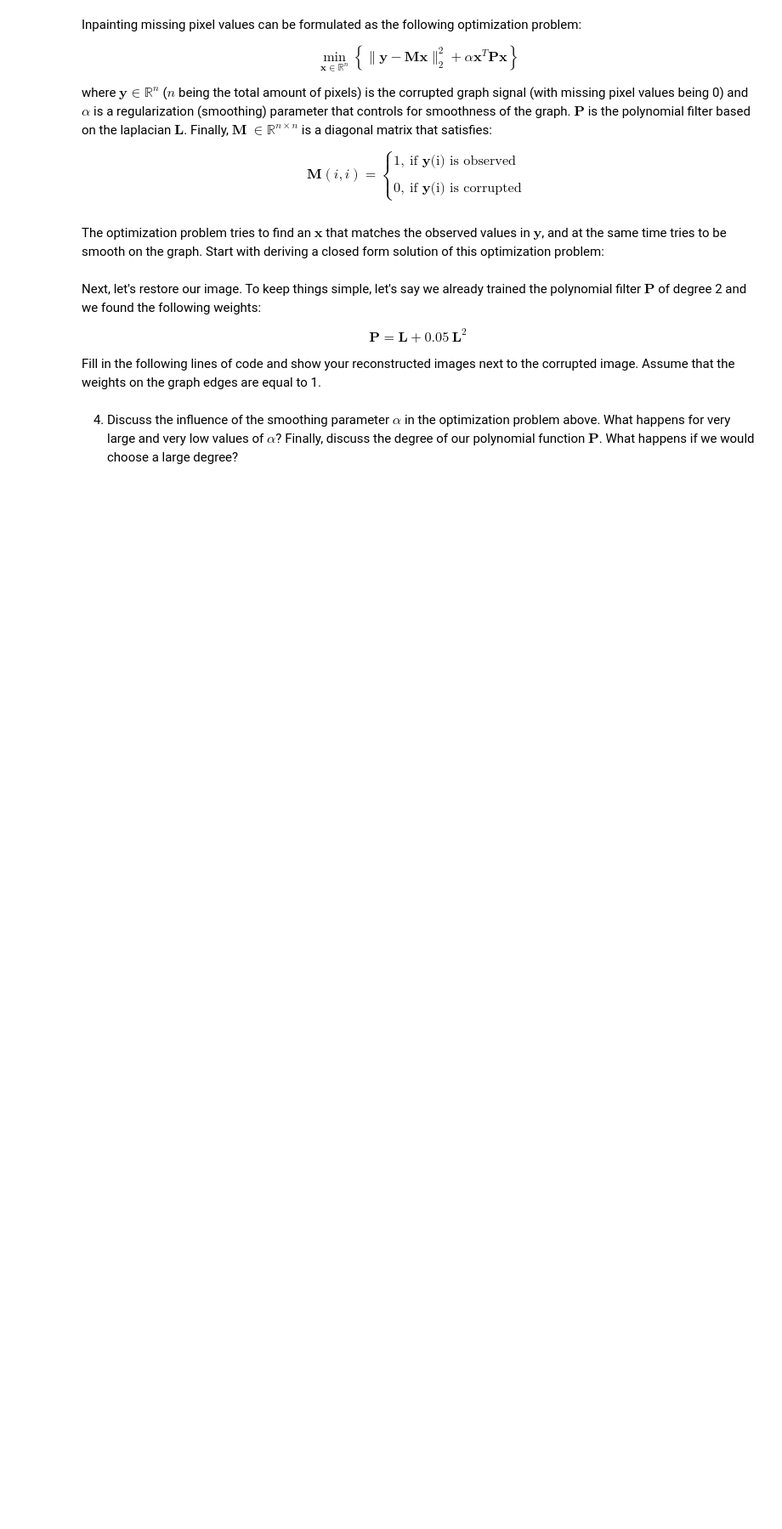
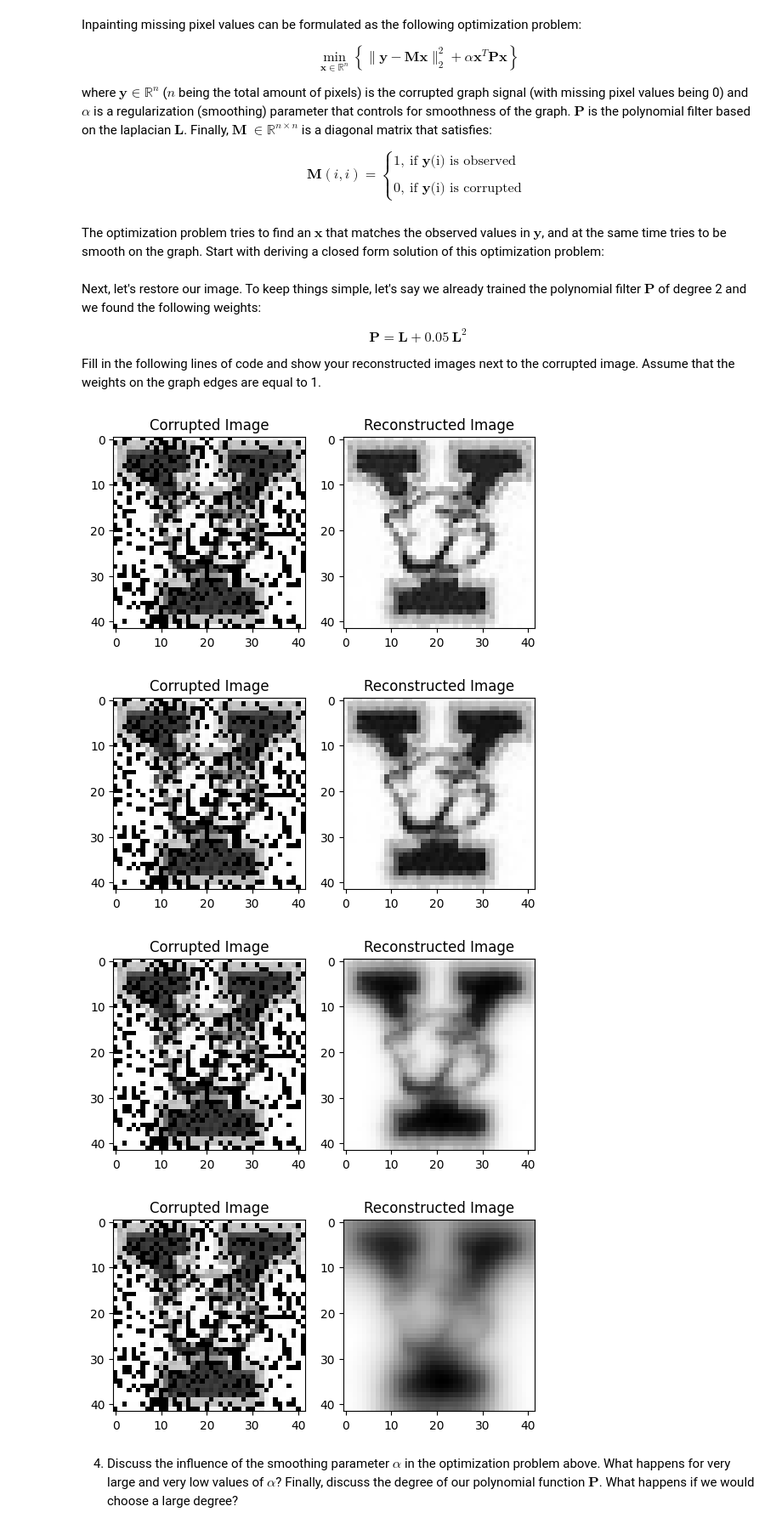
Before and after one commit to GITANO1031/6650, a Jupyter notebook: assignments/assn4/assn4.ipynb, the cells around one changed output. Shown at 85% size. Cells and saved outputs as stored; diff of their text form; code cells hidden in the pictures; blank space fills up the shorter version.

```diff
--- a/assignments/assn4/assn4.ipynb
+++ b/assignments/assn4/assn4.ipynb
@@ -182,37 +182,44 @@ Fill in the following lines of code and show your reconstructed images next
 to the corrupted image. Assume that the weights on the graph edges are equal to 1.
 # %%
 # Corrupted graph signal
-y =
+y = corrupted_image.reshape(height_img*width_img)
 
 # Diagonal matrix defined as above
-M =
+M = np.diag(mask.reshape(height_img*width_img))
 
 # Adjacency matrix of the graph (by using the helper function)
-A =
+A = grid_adj(height_img, width_img)
 
 # Diagonal matrix defined as above
-D =
+D = np.diag(np.sum(A, axis=1))
 
 # Graph Laplacian defined as above
-L =
+L = D - A
 
 # Polynomial filter defined as above
-P =
+P = L + 0.05 * np.matmul(L, L)
 # %%
 # closed form solution you derived above
-x =
+# x = np.matmul(np.linalg.inv(M + alpha * P), M) @ y
 # %%
 # Try to experiment with different alpha values
-alpha =
-reconstructed_image = np.reshape(x, (height_img, width_img))
+# alpha =
+for alpha in [0.01, 0.1, 1, 10]:
+  x = np.matmul(np.linalg.inv(M + alpha * P), M) @ y
+  reconstructed_image = np.reshape(x, (height_img, width_img))
 
-fig, (ax1, ax2) = plt.subplots(1, 2)
-ax1.imshow(corrupted_image, cmap=plt.get_cmap('gray'))
-ax1.set_title("Corrupted Image")
-ax2.imshow(reconstructed_image, cmap=plt.get_cmap('gray'))
-ax2.set_title("Reconstructed Image")
+  fig, (ax1, ax2) = plt.subplots(1, 2)
+  ax1.imshow(corrupted_image, cmap=plt.get_cmap('gray'))
+  ax1.set_title("Corrupted Image")
+  ax2.imshow(reconstructed_image, cmap=plt.get_cmap('gray'))
+  ax2.set_title("Reconstructed Image")
 
-plt.show()
+  plt.show()
+# %% [output]
+[figure, added]
+[figure, added]
+[figure, added]
+[figure, added]
 # %% [markdown]
 4. Discuss the influence of the smoothing parameter $\alpha$ in
    the optimization problem above. What happens for very large
```
Also changed, not shown: parts of 7 cells of this notebook.
